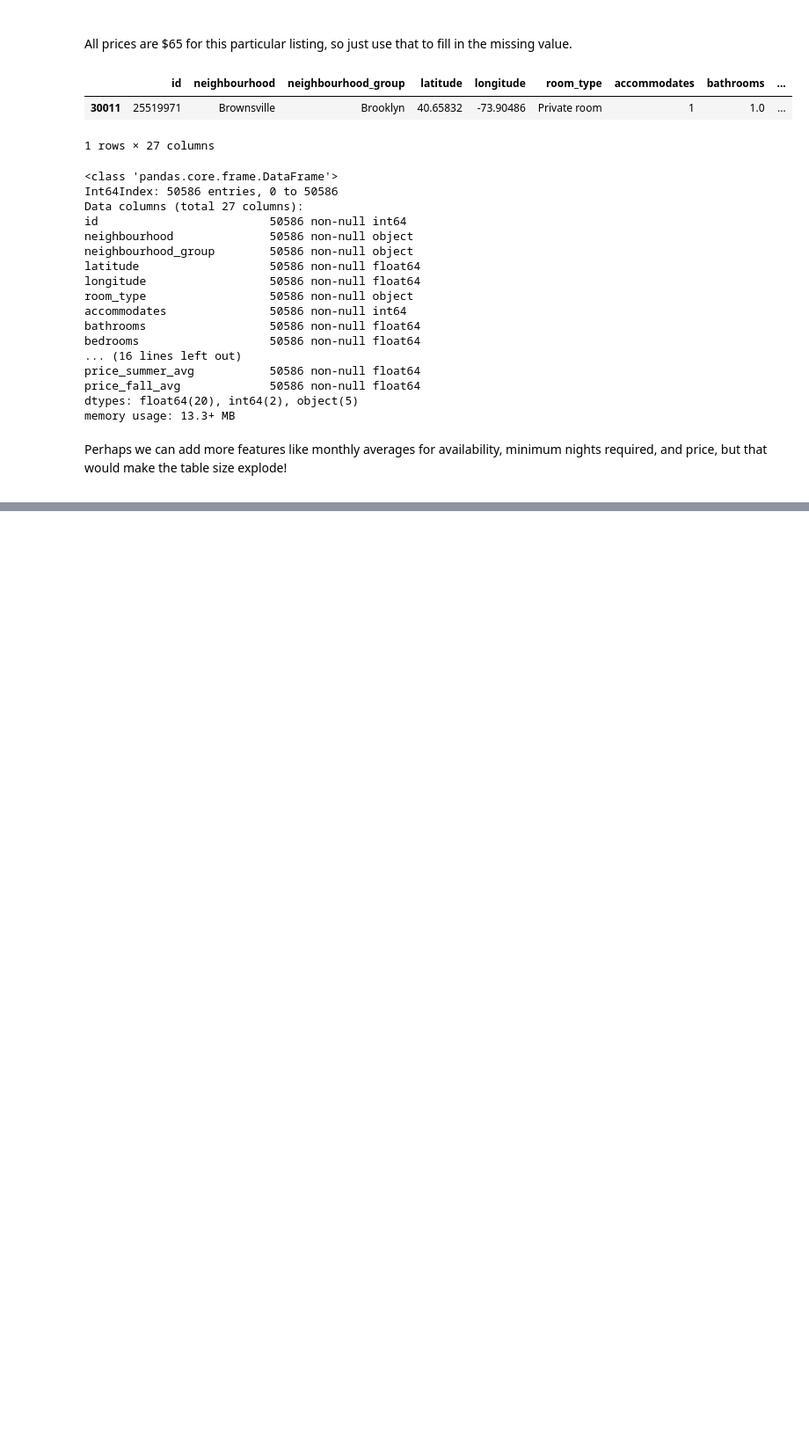
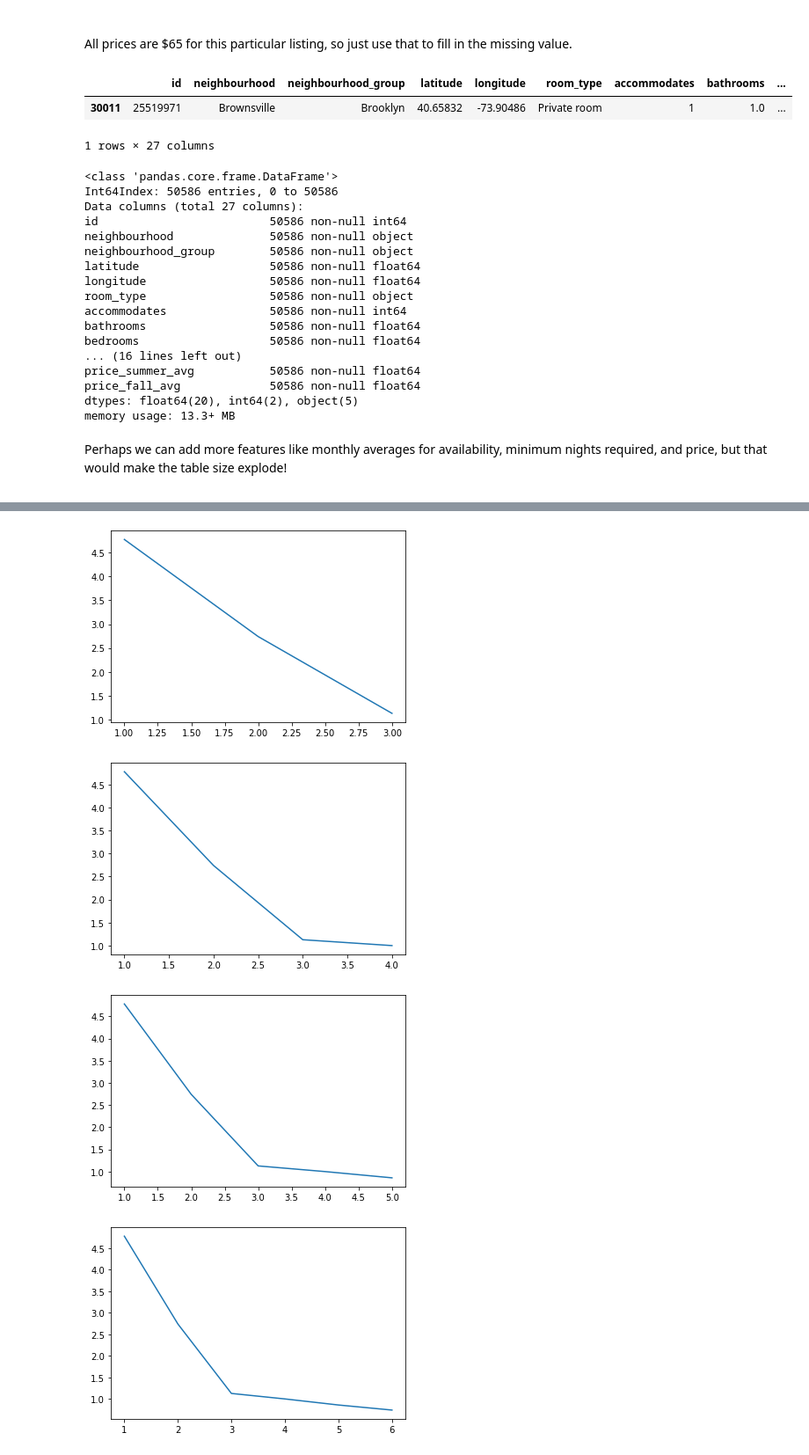
Before and after one commit to bruceplai/ml-capstone, a Jupyter notebook: airbnb.ipynb, the cells around one changed output, grey strips where cells are left out. Shown at 88% size. Cells and saved outputs as stored; diff of their text form; code cells hidden in the pictures; blank space fills up the shorter version.

Commit message:
Added more models

```diff
--- a/airbnb.ipynb
+++ b/airbnb.ipynb
@@ -1021,23 +1021,31 @@ memory usage: 13.3+ MB
 # %%
 from sklearn.linear_model import LinearRegression
 from sklearn.tree import DecisionTreeRegressor
+from sklearn.ensemble import RandomForestRegressor
 from sklearn.model_selection import train_test_split
 
 listings_numeric = listings_merge.drop([
     'neighbourhood', 'neighbourhood_group', 'room_type', 'room_type_cat', 'neighbourhood_group_cat'
 ], axis=1)
 X = listings_numeric.drop([
+    'price_year_avg', 'price_winter_avg', 'price_spring_avg', 'price_summer_avg', 'price_fall_avg',
     'available_year_avg', 'available_winter_avg', 'available_spring_avg', 'available_summer_avg', 'available_fall_avg'
 ], axis=1)
-y1 = listings_merge['available_year_avg']
+label_list = [
+    'available_year_avg', 'available_winter_avg', 'available_spring_avg', 'available_summer_avg', 'available_fall_avg'
+]
 
-X_train, X_test, y_train, y_test = train_test_split(X, y1, test_size=.25, random_state=42, shuffle=True)
+for label in label_list:
+    y = listings_merge[label]
 
-clf = LinearRegression()
-clf.fit(X_train, y_train)
-clf.score(X_test, y_test)
+    X_train, X_test, y_train, y_test = train_test_split(X, y, test_size=.25, random_state=42, shuffle=True)
+    print('y:', label)
 
-clf2 = DecisionTreeRegressor()
-clf2.fit(X_train, y_train)
-clf2.score(X_test, y_test)
+    clf = LinearRegression()
+    clf.fit(X_train, y_train)
+    print(clf.score(X_test, y_test))
+
+    clf2 = RandomForestRegressor()
+    clf2.fit(X_train, y_train)
+    print(clf2.score(X_test, y_test))
 # %% [output]
@@ -1044,0 +1110,23 @@ clf2.score(X_test, y_test)
+# %%
+import matplotlib.pyplot as plt
+from sklearn.preprocessing import StandardScaler
+from sklearn.decomposition import PCA
+from sklearn.linear_model import LinearRegression
+
+scaler = StandardScaler()
+pca = PCA(n_components=8)
+
+X_scaled = scaler.fit_transform(X)
+
+comp_range = range(3,8)
+
+for n_comp in comp_range:
+    pca.n_components = n_comp
+    pca.fit(X_scaled)
+    plt.plot(range(1, n_comp + 1), pca.explained_variance_)
+    plt.show()
+# %% [output]
+[figure, added]
+[figure, added]
+[figure, added]
+[figure, added]
```
Also changed, not shown: parts of 5 cells of this notebook.
